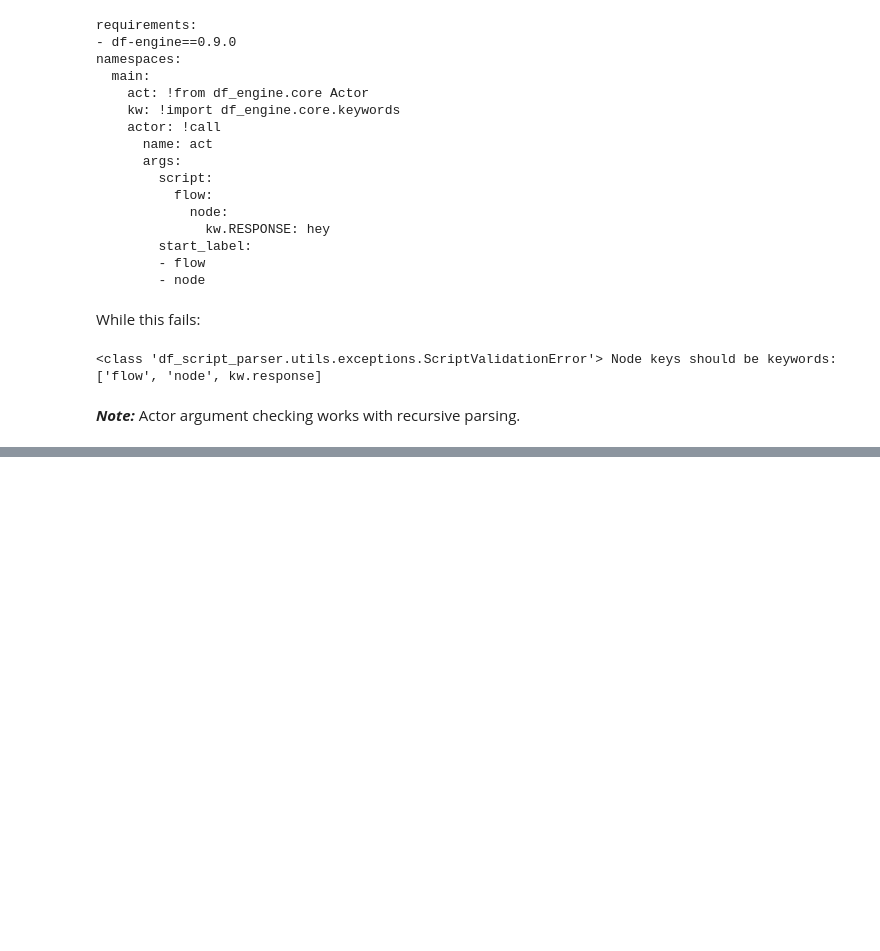
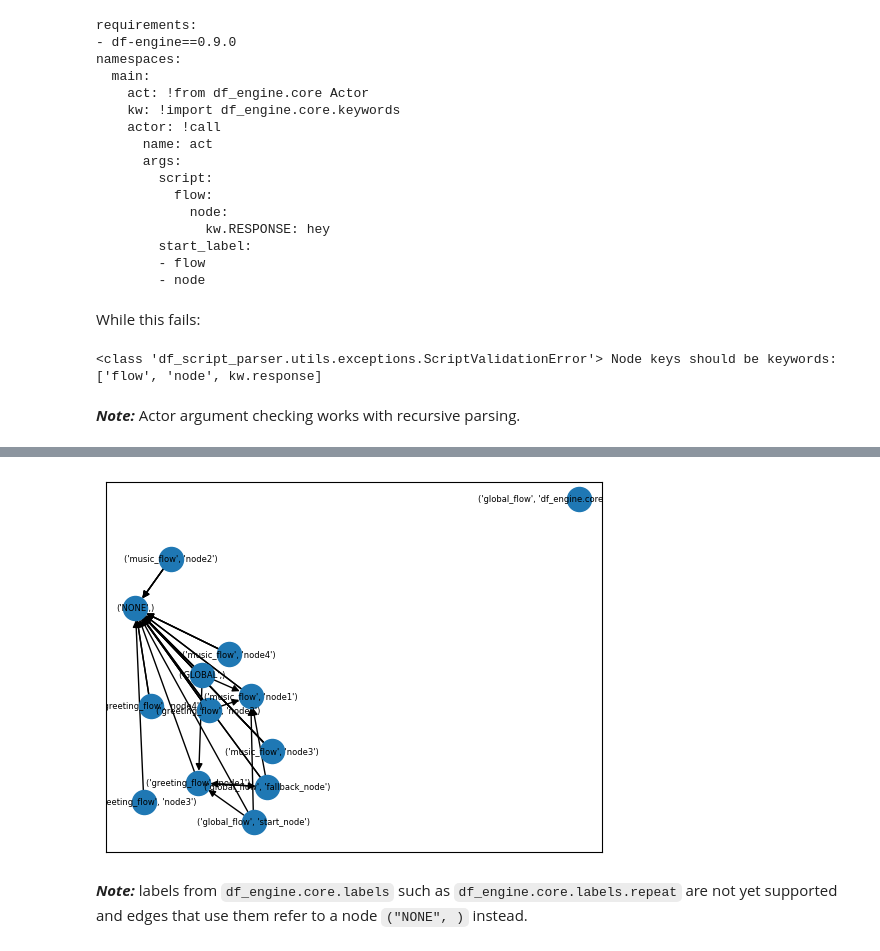
Before and after one commit to deeppavlov/chatsky, a Jupyter notebook: examples/examples.ipynb, the cells around one changed output, grey strips where cells are left out. Cells and saved outputs as stored; diff of their text form; code cells hidden in the pictures; blank space fills up the shorter version.

Commit message:
feature/graph_export: add test, examples

```diff
--- a/examples/examples.ipynb
+++ b/examples/examples.ipynb
@@ -328,0 +332,4 @@ except Exception as error:
+# %%
+working_dir = example_dir / "graph_export"
+working_dir.mkdir()
+output_file = working_dir / "graph.json"
@@ -328,0 +352,12 @@ except Exception as error:
+# %%
+import networkx as nx
+import json
+
+with open(output_file, "r") as data:
+    graph = nx.node_link_graph(json.load(data), True, True)
+# %%
+nx.draw_networkx(graph, font_size=6)
+# %% [output]
+[figure, added]
+# %% [markdown]
+**_Note:_** labels from ``df_engine.core.labels`` such as ``df_engine.core.labels.repeat`` are not yet supported and edges that use them refer to a node ``("NONE", )`` instead.
```
Also changed, not shown: parts of 6 cells of this notebook, 11 other files.
